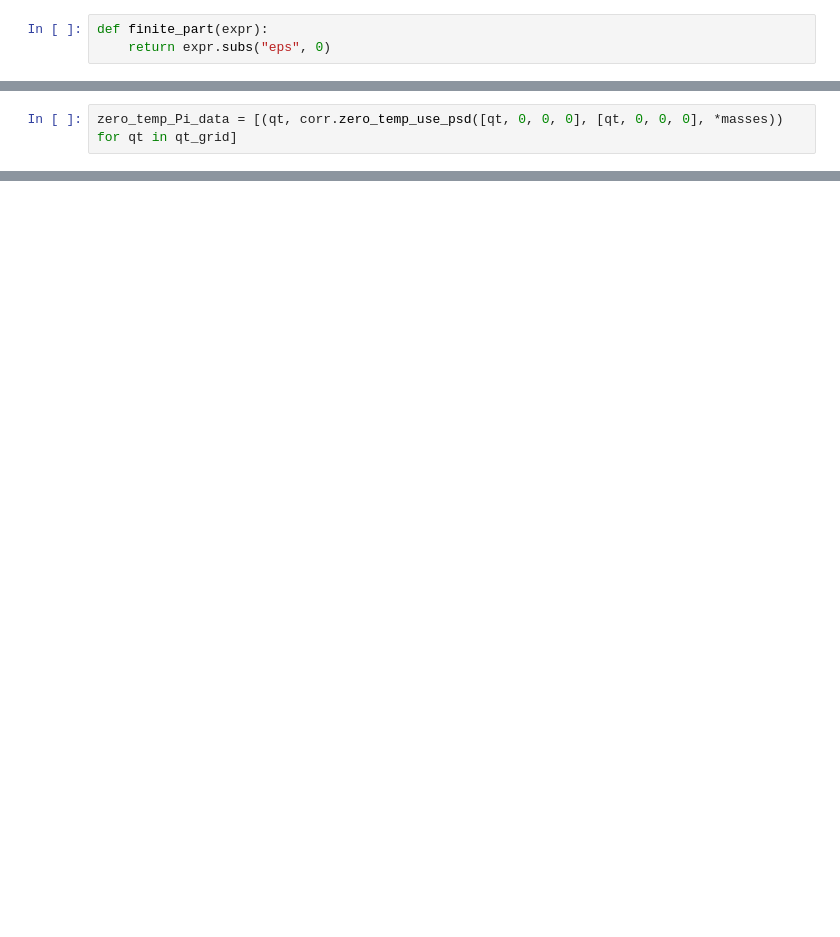
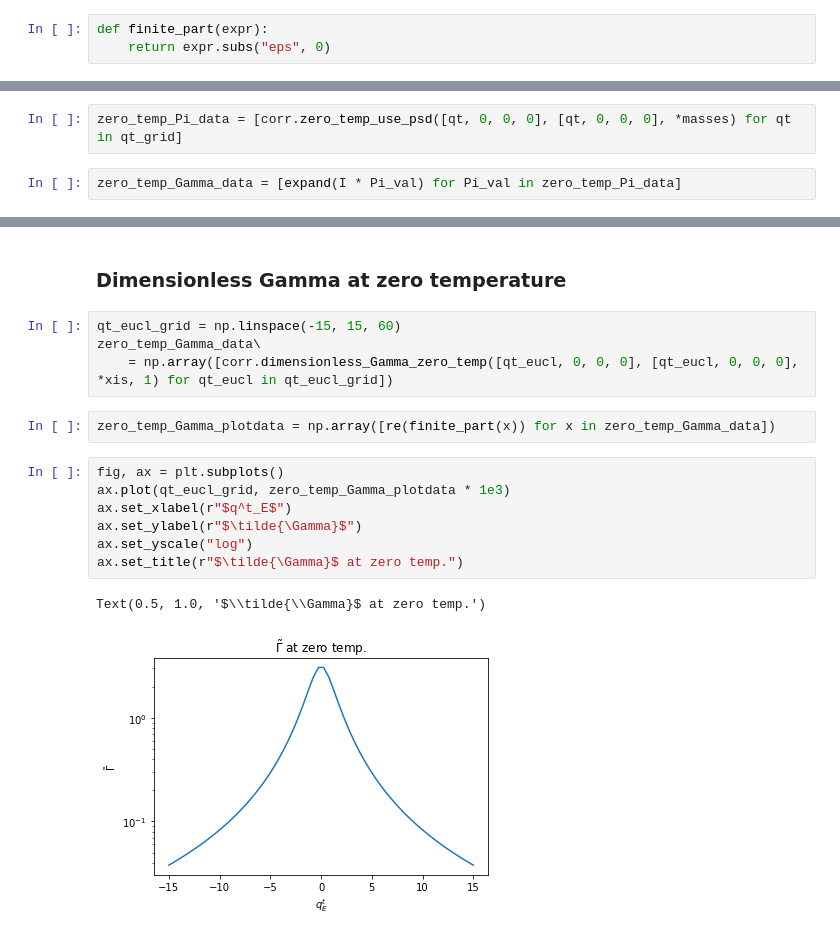
Before and after one commit to harnettd/phiCubed_31_FT, a Jupyter notebook: discrete_temporal_zero_spatial_plots.ipynb, the cells around one changed output, grey strips where cells are left out. Drawn from its saved outputs; the diff is of its cells as text; blank space fills up the shorter version.

```diff
--- a/discrete_temporal_zero_spatial_plots.ipynb
+++ b/discrete_temporal_zero_spatial_plots.ipynb
@@ -14,3 +21,5 @@ qt_grid = np.arange(-15, 15, 0.25)
 # %%
-zero_temp_Pi_data = [(qt, corr.zero_temp_use_psd([qt, 0, 0, 0], [qt, 0, 0, 0], *masses)) for qt in qt_grid]
+zero_temp_Pi_data = [corr.zero_temp_use_psd([qt, 0, 0, 0], [qt, 0, 0, 0], *masses) for qt in qt_grid]
+# %%
+zero_temp_Gamma_data = [expand(I * Pi_val) for Pi_val in zero_temp_Pi_data]
 # %%
@@ -33,0 +104,18 @@ n_grid = np.arange(-n_max, n_max + 1)
+# %% [markdown]
+### Dimensionless Gamma at zero temperature
+# %%
+qt_eucl_grid = np.linspace(-15, 15, 60)
+zero_temp_Gamma_data\
+    = np.array([corr.dimensionless_Gamma_zero_temp([qt_eucl, 0, 0, 0], [qt_eucl, 0, 0, 0], *xis, 1) for qt_eucl in qt_eucl_grid])
+# %%
+zero_temp_Gamma_plotdata = np.array([re(finite_part(x)) for x in zero_temp_Gamma_data])
+# %%
+fig, ax = plt.subplots()
+ax.plot(qt_eucl_grid, zero_temp_Gamma_plotdata * 1e3)
+ax.set_xlabel(r"$q^t_E$")
+ax.set_ylabel(r"$\tilde{\Gamma}$")
+ax.set_yscale("log")
+ax.set_title(r"$\tilde{\Gamma}$ at zero temp.")
+# %% [output]
+Text(0.5, 1.0, '$\\tilde{\\Gamma}$ at zero temp.')
+[figure, added]
```
Also changed, not shown: parts of 18 cells of this notebook, 3 other files.
